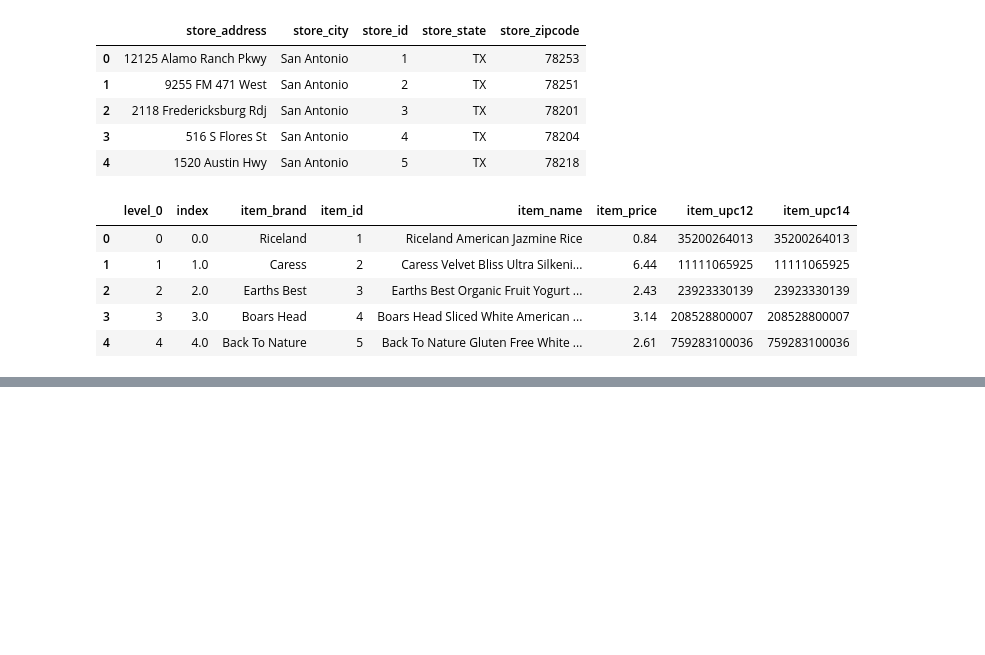
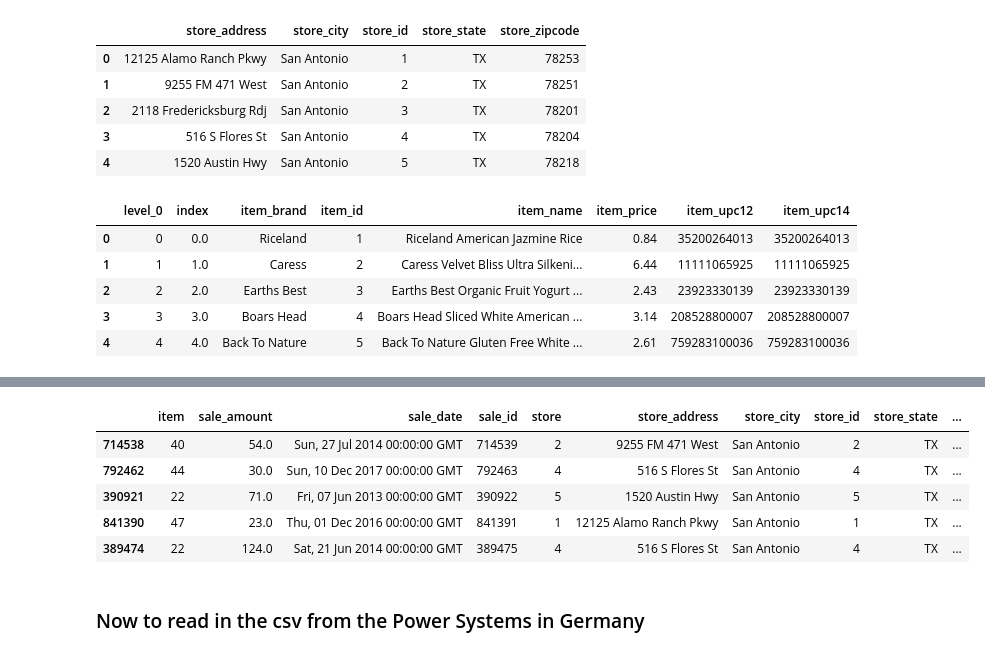
Before and after one commit to Brooke-Holyoak/time-series-exercises, a Jupyter notebook: acquire_exercises.ipynb, the cells around one changed output, grey strips where cells are left out. Drawn from its saved outputs; the diff is of its cells as text; code cells hidden in the pictures; blank space fills up the shorter version.

```diff
--- a/acquire_exercises.ipynb
+++ b/acquire_exercises.ipynb
@@ -303,0 +314,10 @@ items.head()
+# %%
+sales_items_stores = pd.merge(sales_plus_stores, items, how='left', left_on='item', right_on='item_id')
+sales_items_stores.sample(5)
+# %% [output]
+|  | item | sale_amount | sale_date | sale_id | store | store_address | store_city | store_id | store_state | ... |
+| 714538 | 40 | 54.0 | Sun, 27 Jul 2014 00:00:00 GMT | 714539 | 2 | 9255 FM 471 West | San Antonio | 2 | TX | ... |
+| 792462 | 44 | 30.0 | Sun, 10 Dec 2017 00:00:00 GMT | 792463 | 4 | 516 S Flores St | San Antonio | 4 | TX | ... |
+| 390921 | 22 | 71.0 | Fri, 07 Jun 2013 00:00:00 GMT | 390922 | 5 | 1520 Austin Hwy | San Antonio | 5 | TX | ... |
+| 841390 | 47 | 23.0 | Thu, 01 Dec 2016 00:00:00 GMT | 841391 | 1 | 12125 Alamo Ranch Pkwy | San Antonio | 1 | TX | ... |
+| 389474 | 22 | 124.0 | Sat, 21 Jun 2014 00:00:00 GMT | 389475 | 4 | 516 S Flores St | San Antonio | 4 | TX | ... |
@@ -303,0 +326,2 @@ items.head()
+# %% [markdown]
+### Now to read in the csv from the Power Systems in Germany
```
Also changed, not shown: parts of 10 cells of this notebook, 3 other files.
